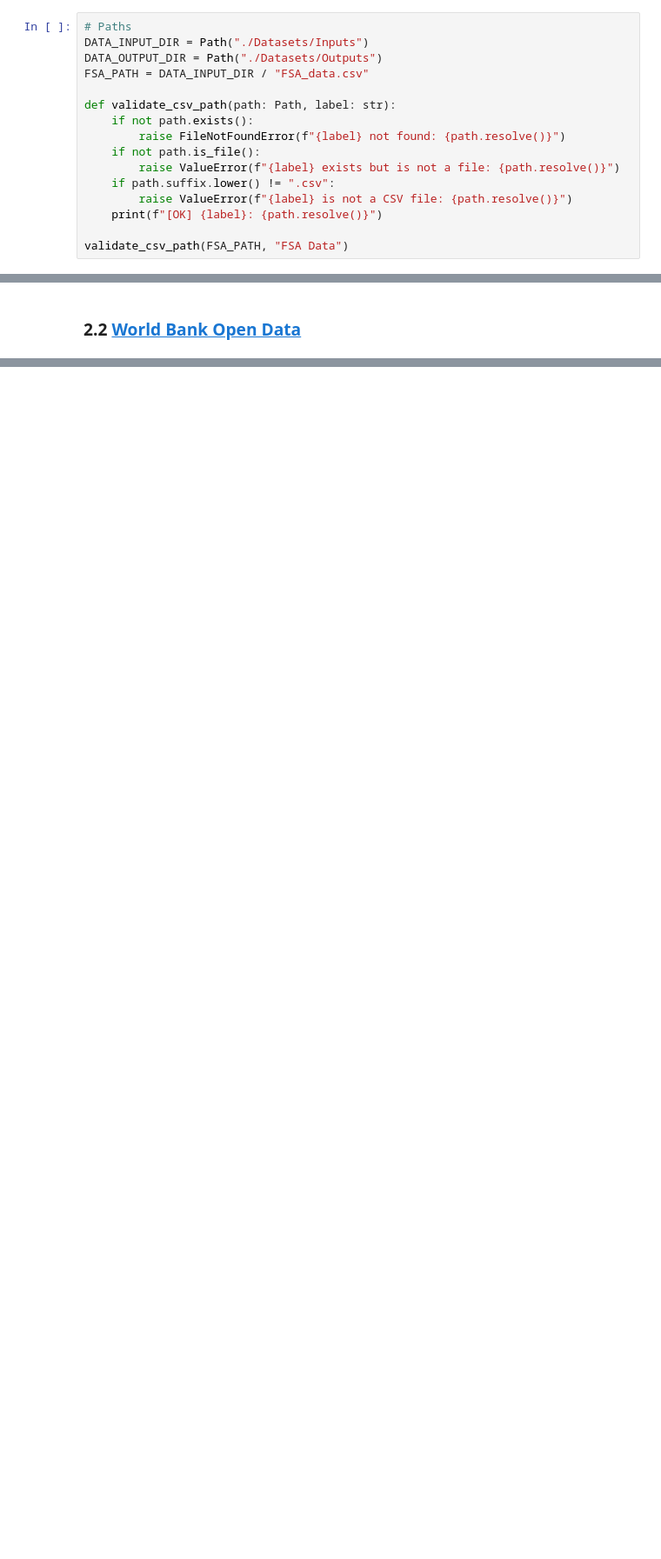
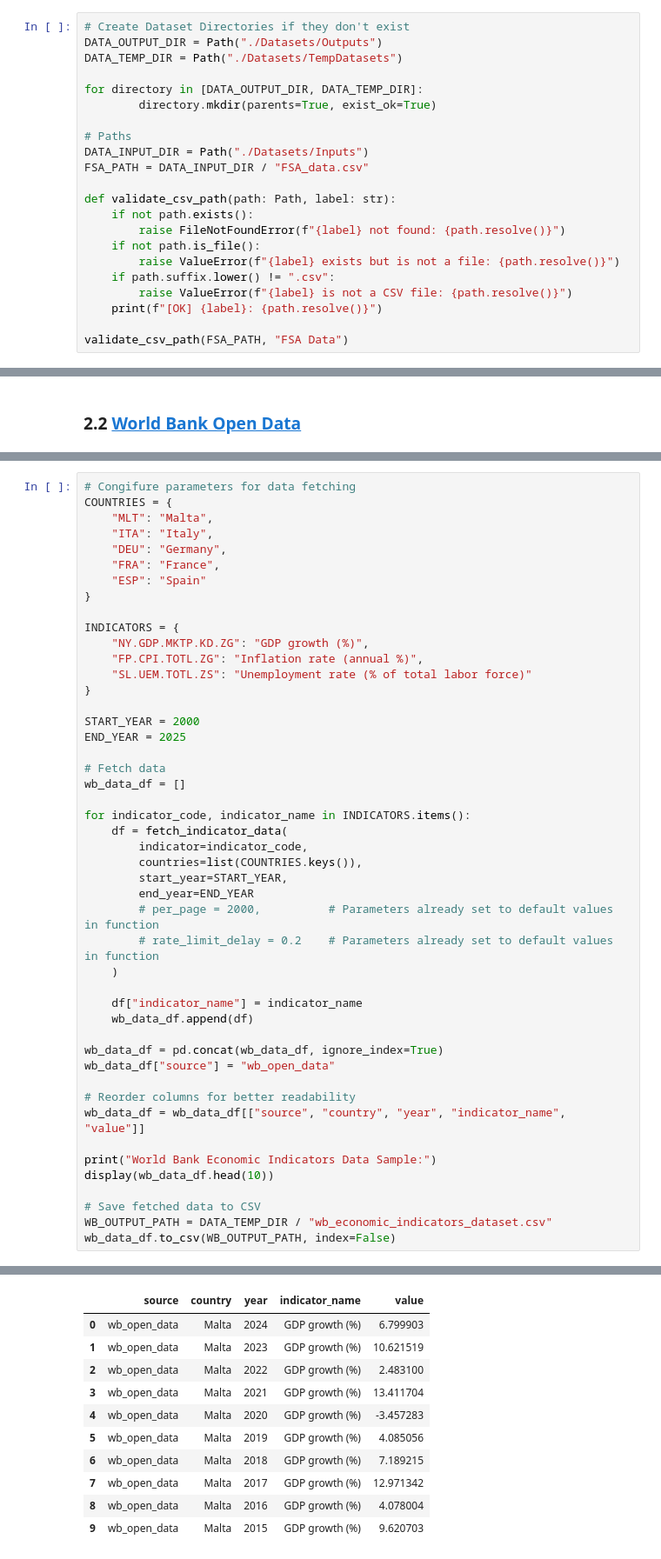
Before and after one commit to DavidF-22/ICS5111-MiningLargeScaleData_Project, a Jupyter notebook: RagAssignment.ipynb, the cells around one changed output, grey strips where cells are left out. Shown at 87% size. Saved outputs shown, nothing was run; the diff lists cells and outputs as text; blank space fills up the shorter version.

Commit message:
Added World Bank Data Section and Merged datasets

```diff
--- a/RagAssignment.ipynb
+++ b/RagAssignment.ipynb
@@ -28,9 +31,15 @@ True
 # %% [markdown]
 ### 1.2 Path Validation
 # %%
+# Create Dataset Directories if they don't exist
+DATA_OUTPUT_DIR = Path("./Datasets/Outputs")
+DATA_TEMP_DIR = Path("./Datasets/TempDatasets")
+
+for directory in [DATA_OUTPUT_DIR, DATA_TEMP_DIR]:
+        directory.mkdir(parents=True, exist_ok=True)
+
 # Paths
 DATA_INPUT_DIR = Path("./Datasets/Inputs")
-DATA_OUTPUT_DIR = Path("./Datasets/Outputs")
 FSA_PATH = DATA_INPUT_DIR / "FSA_data.csv"
 
 def validate_csv_path(path: Path, label: str):
@@ -82,0 +174,48 @@ dataset.to_csv(OUTPUT_PATH, index=False)
+# %%
+# Congifure parameters for data fetching
+COUNTRIES = {
+    "MLT": "Malta",
+    "ITA": "Italy",
+    "DEU": "Germany",
+    "FRA": "France",
+    "ESP": "Spain"
+}
+
+INDICATORS = {
+    "NY.GDP.MKTP.KD.ZG": "GDP growth (%)",
+    "FP.CPI.TOTL.ZG": "Inflation rate (annual %)",
+    "SL.UEM.TOTL.ZS": "Unemployment rate (% of total labor force)"
+}
+
+START_YEAR = 2000
+END_YEAR = 2025
+
+# Fetch data
+wb_data_df = []
+
+for indicator_code, indicator_name in INDICATORS.items():
+    df = fetch_indicator_data(
+        indicator=indicator_code,
+        countries=list(COUNTRIES.keys()),
+        start_year=START_YEAR,
+        end_year=END_YEAR
+        # per_page = 2000,          # Parameters already set to default values in function
+        # rate_limit_delay = 0.2    # Parameters already set to default values in function
+    )
+
+    df["indicator_name"] = indicator_name
+    wb_data_df.append(df)
+
+wb_data_df = pd.concat(wb_data_df, ignore_index=True)
+wb_data_df["source"] = "wb_open_data"
+
+# Reorder columns for better readability
+wb_data_df = wb_data_df[["source", "country", "year", "indicator_name", "value"]]
+
+print("World Bank Economic Indicators Data Sample:")
+display(wb_data_df.head(10))
+
+# Save fetched data to CSV
+WB_OUTPUT_PATH = DATA_TEMP_DIR / "wb_economic_indicators_dataset.csv"
+wb_data_df.to_csv(WB_OUTPUT_PATH, index=False)
+# %% [output]
@@ -82,0 +223,11 @@ dataset.to_csv(OUTPUT_PATH, index=False)
+|  | source | country | year | indicator_name | value |
+| 0 | wb_open_data | Malta | 2024 | GDP growth (%) | 6.799903 |
+| 1 | wb_open_data | Malta | 2023 | GDP growth (%) | 10.621519 |
+| 2 | wb_open_data | Malta | 2022 | GDP growth (%) | 2.483100 |
+| 3 | wb_open_data | Malta | 2021 | GDP growth (%) | 13.411704 |
+| 4 | wb_open_data | Malta | 2020 | GDP growth (%) | -3.457283 |
+| 5 | wb_open_data | Malta | 2019 | GDP growth (%) | 4.085056 |
+| 6 | wb_open_data | Malta | 2018 | GDP growth (%) | 7.189215 |
+| 7 | wb_open_data | Malta | 2017 | GDP growth (%) | 12.971342 |
+| 8 | wb_open_data | Malta | 2016 | GDP growth (%) | 4.078004 |
+| 9 | wb_open_data | Malta | 2015 | GDP growth (%) | 9.620703 |
```
Also changed, not shown: parts of 12 cells of this notebook, 4 other files.
